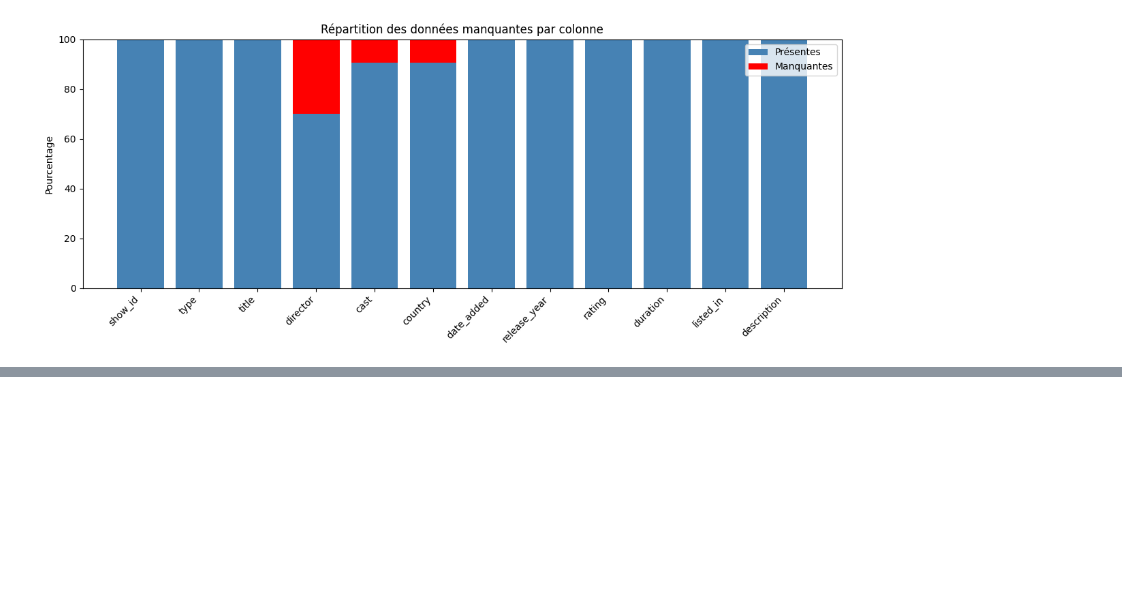
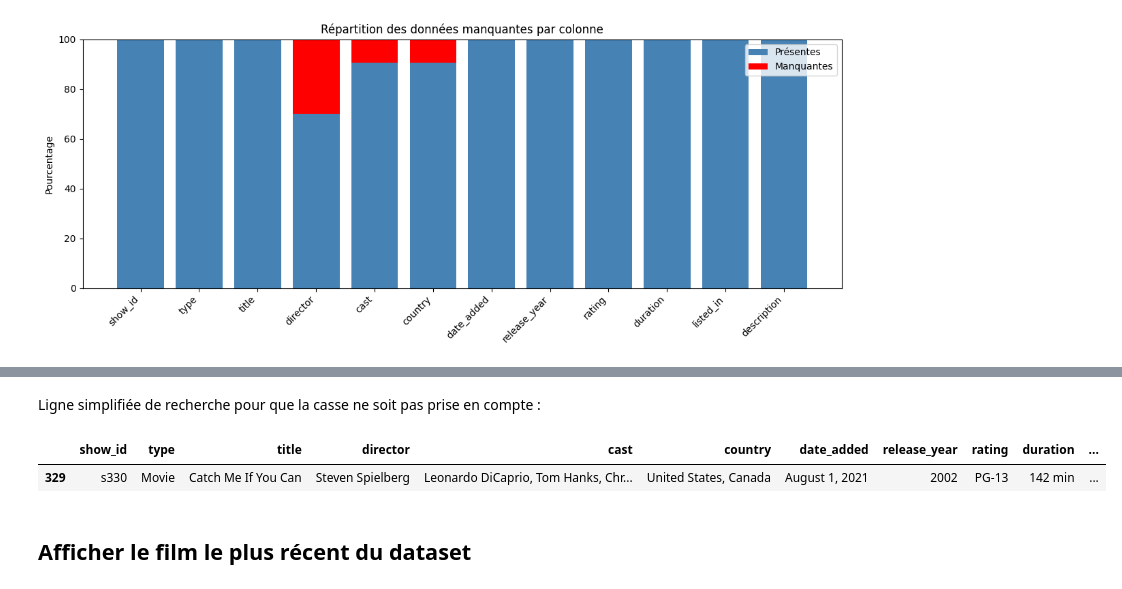
Before and after one commit to michelrostain/netflix-insights, a Jupyter notebook: netflix_data_analysis.ipynb, the cells around one changed output, grey strips where cells are left out. Cells and saved outputs as stored; diff of their text form; code cells hidden in the pictures; blank space fills up the shorter version.

```diff
--- a/netflix_data_analysis.ipynb
+++ b/netflix_data_analysis.ipynb
@@ -207,0 +262,9 @@ plt.show()
+# %% [markdown]
+Ligne simplifiée de recherche pour que la casse ne soit pas prise en compte :
+# %%
+df[df["title"].str.lower() == "Catch Me If You Can"]
+# %% [output]
+|  | show_id | type | title | director | cast | country | date_added | release_year | rating | duration | ... |
+| 329 | s330 | Movie | Catch Me If You Can | Steven Spielberg | Leonardo DiCaprio, Tom Hanks, Chr... | United States, Canada | August 1, 2021 | 2002 | PG-13 | 142 min | ... |
+# %% [markdown]
+## Afficher le film le plus récent du dataset
```
Also changed, not shown: parts of 15 cells of this notebook, 1 other file.
